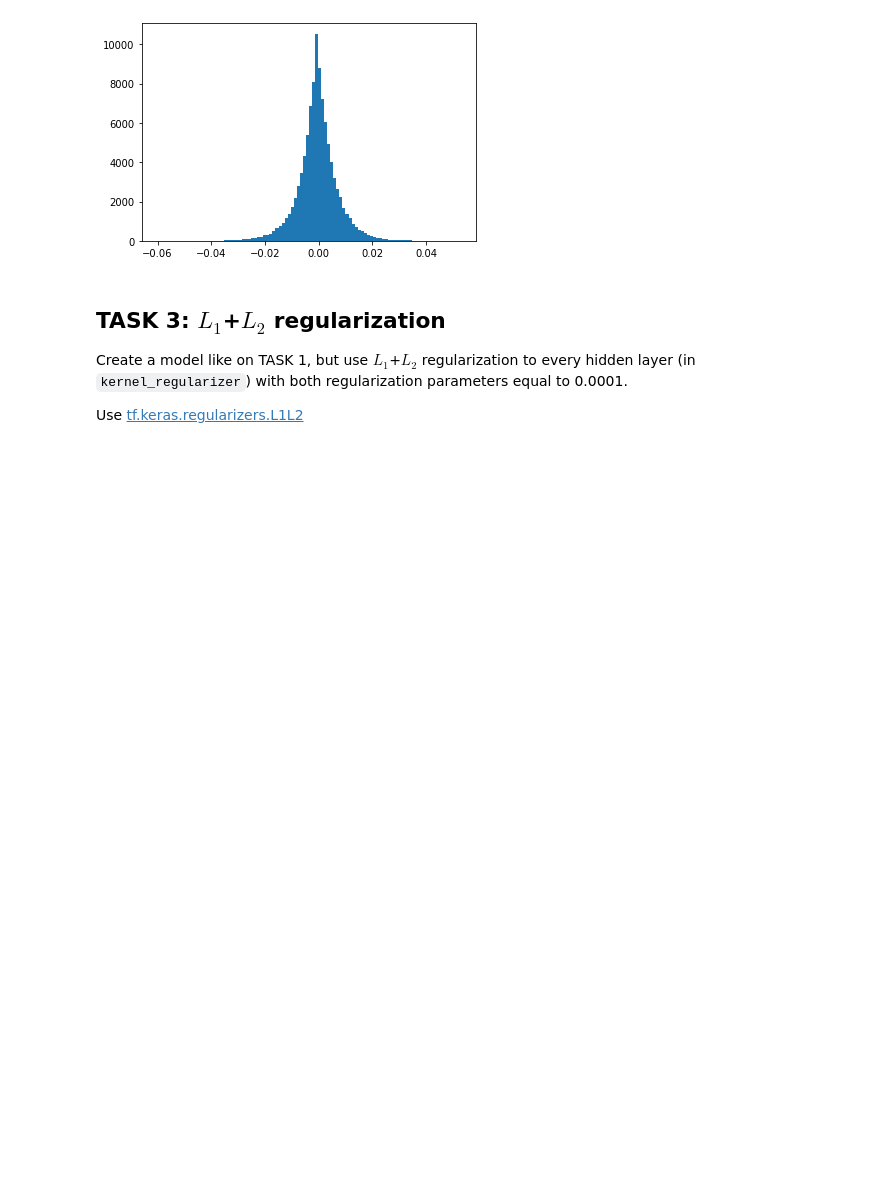
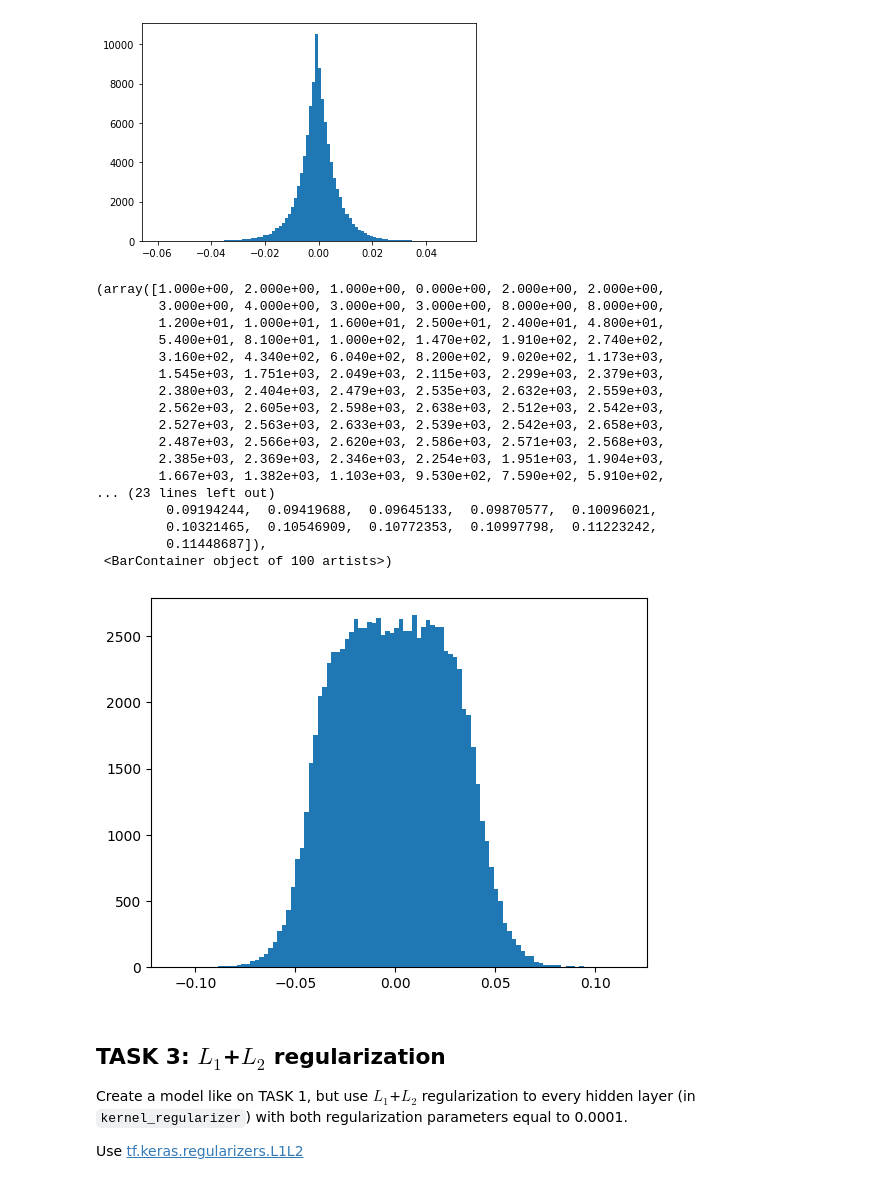
Before and after one commit to danielapavas/Labs-Deep-Learning, a Jupyter notebook: content/U2 LAB 01 - Customized loss functions and regularization.ipynb, the cells around one changed output. Drawn from its saved outputs; the diff is of its cells as text; code cells hidden in the pictures; blank space fills up the shorter version.

```diff
--- a/content/U2 LAB 01 - Customized loss functions and regularization.ipynb
+++ b/content/U2 LAB 01 - Customized loss functions and regularization.ipynb
@@ -283,3 +272,26 @@ plt.hist(..., bins=100)
+# %%
+pesos_l2, biases_l2 = model.layers[0].get_weights()
+pesos_l2.shape
+plt.hist(pesos_l2.flatten(), bins=100)
+# %% [output]
+(array([1.000e+00, 2.000e+00, 1.000e+00, 0.000e+00, 2.000e+00, 2.000e+00,
+        3.000e+00, 4.000e+00, 3.000e+00, 3.000e+00, 8.000e+00, 8.000e+00,
+        1.200e+01, 1.000e+01, 1.600e+01, 2.500e+01, 2.400e+01, 4.800e+01,
+        5.400e+01, 8.100e+01, 1.000e+02, 1.470e+02, 1.910e+02, 2.740e+02,
+        3.160e+02, 4.340e+02, 6.040e+02, 8.200e+02, 9.020e+02, 1.173e+03,
+        1.545e+03, 1.751e+03, 2.049e+03, 2.115e+03, 2.299e+03, 2.379e+03,
+        2.380e+03, 2.404e+03, 2.479e+03, 2.535e+03, 2.632e+03, 2.559e+03,
+        2.562e+03, 2.605e+03, 2.598e+03, 2.638e+03, 2.512e+03, 2.542e+03,
+        2.527e+03, 2.563e+03, 2.633e+03, 2.539e+03, 2.542e+03, 2.658e+03,
+        2.487e+03, 2.566e+03, 2.620e+03, 2.586e+03, 2.571e+03, 2.568e+03,
+        2.385e+03, 2.369e+03, 2.346e+03, 2.254e+03, 1.951e+03, 1.904e+03,
+        1.667e+03, 1.382e+03, 1.103e+03, 9.530e+02, 7.590e+02, 5.910e+02,
+... (23 lines left out)
+         0.09194244,  0.09419688,  0.09645133,  0.09870577,  0.10096021,
+         0.10321465,  0.10546909,  0.10772353,  0.10997798,  0.11223242,
+         0.11448687]),
+ <BarContainer object of 100 artists>)
+[figure, added]
 # %% [markdown]
 ## TASK 3: $L_1$+$L_2$ regularization
 
```
Also changed, not shown: parts of 21 cells of this notebook.
